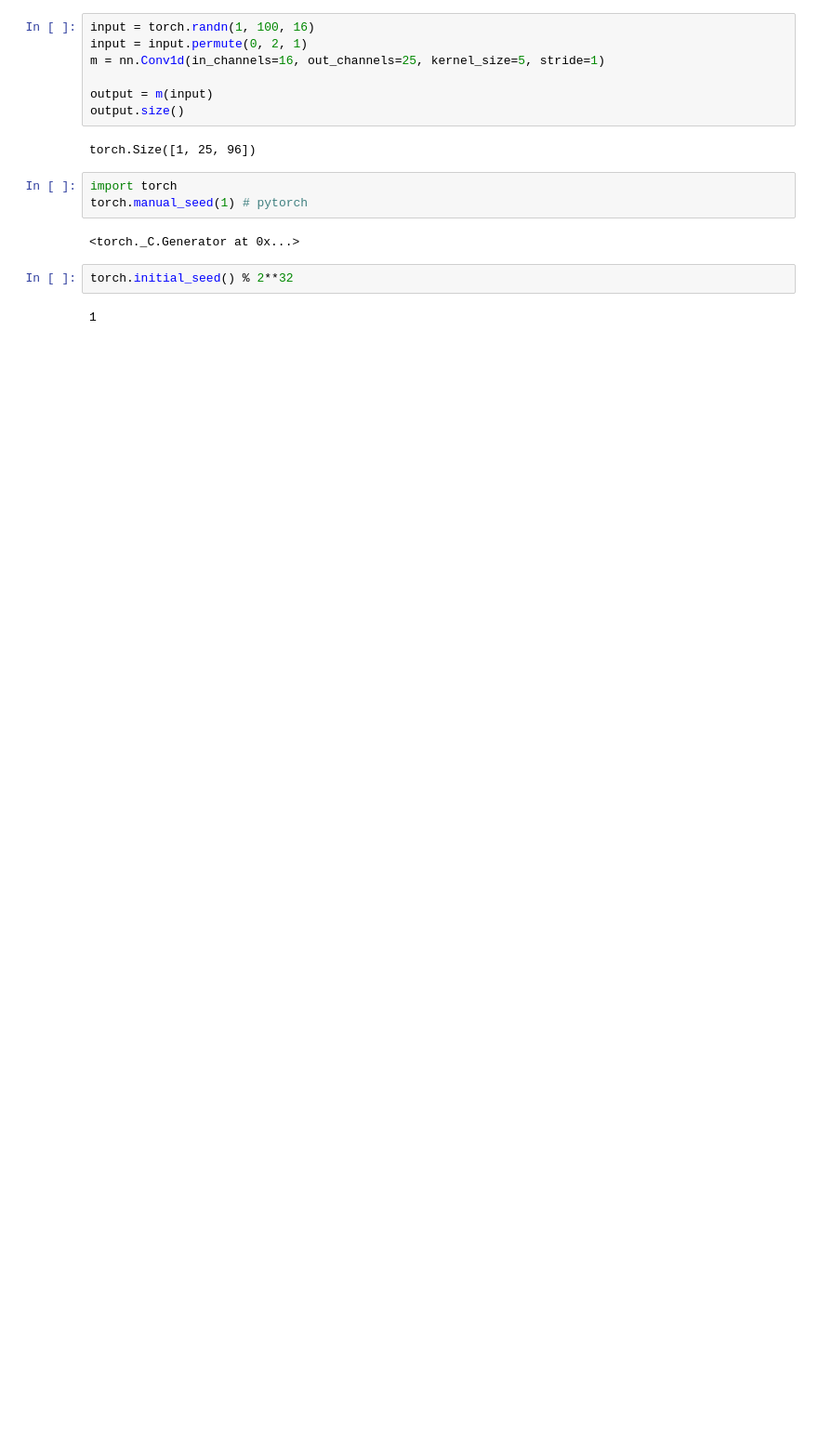
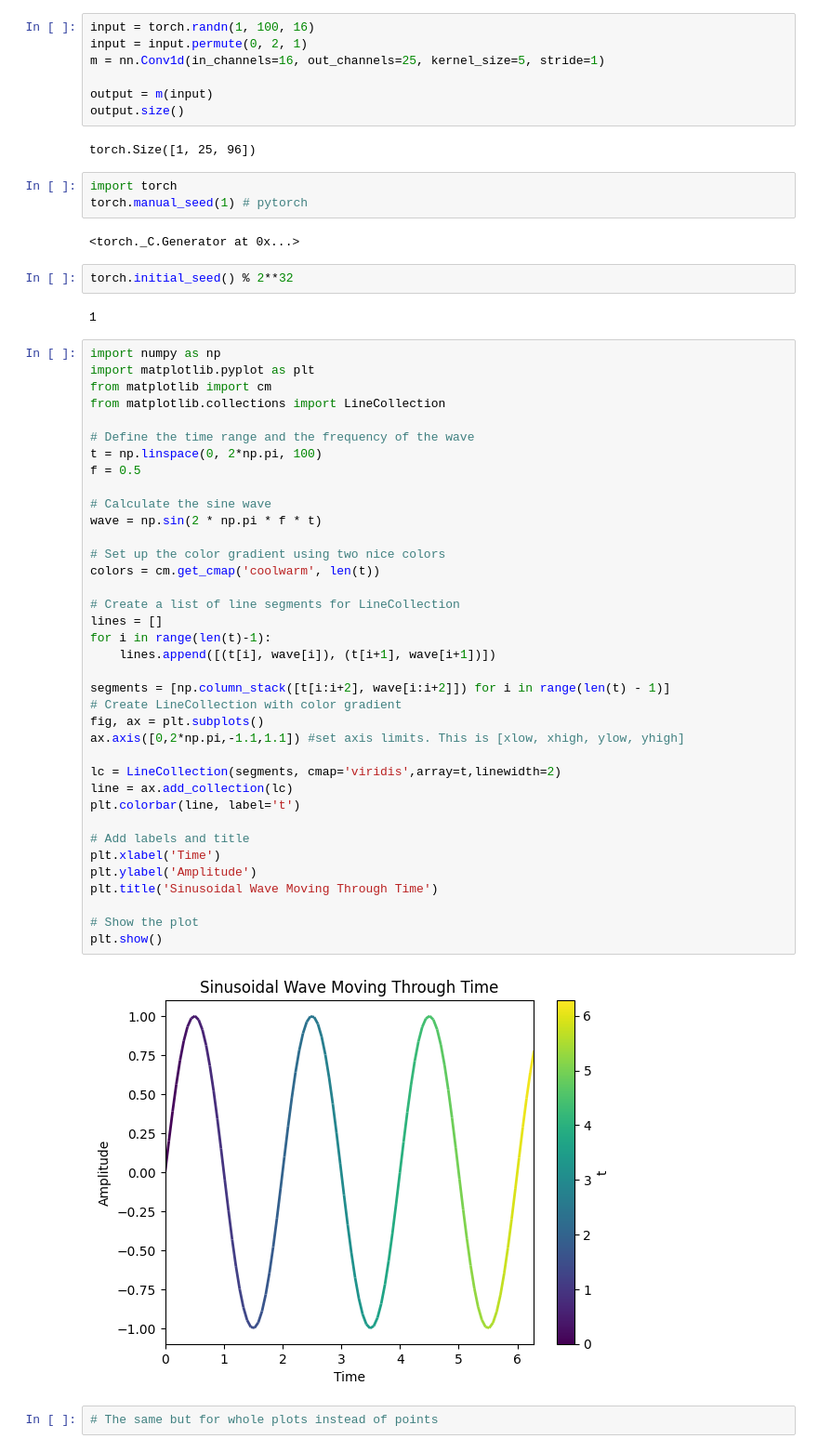
Before and after one commit to Kohmann/master-GAN, a Jupyter notebook: COTGAN/testing.ipynb, the cells around one changed output. Shown: that part at 93% size. Drawn from its saved outputs; the diff is of its cells as text; blank space fills up the shorter version.

```diff
--- a/COTGAN/testing.ipynb
+++ b/COTGAN/testing.ipynb
@@ -836,3 +836,44 @@ torch.manual_seed(1) # pytorch
 torch.initial_seed() % 2**32
 # %% [output]
 1
+# %%
+import numpy as np
+import matplotlib.pyplot as plt
+from matplotlib import cm
+from matplotlib.collections import LineCollection
+
+# Define the time range and the frequency of the wave
+t = np.linspace(0, 2*np.pi, 100)
+f = 0.5
+
+# Calculate the sine wave
+wave = np.sin(2 * np.pi * f * t)
+
+# Set up the color gradient using two nice colors
+colors = cm.get_cmap('coolwarm', len(t))
+
+# Create a list of line segments for LineCollection
+lines = []
+for i in range(len(t)-1):
+    lines.append([(t[i], wave[i]), (t[i+1], wave[i+1])])
+
+segments = [np.column_stack([t[i:i+2], wave[i:i+2]]) for i in range(len(t) - 1)]
+# Create LineCollection with color gradient
+fig, ax = plt.subplots()
+ax.axis([0,2*np.pi,-1.1,1.1]) #set axis limits. This is [xlow, xhigh, ylow, yhigh]
+
+lc = LineCollection(segments, cmap='viridis',array=t,linewidth=2)
+line = ax.add_collection(lc)
+plt.colorbar(line, label='t')
+
+# Add labels and title
+plt.xlabel('Time')
+plt.ylabel('Amplitude')
+plt.title('Sinusoidal Wave Moving Through Time')
+
+# Show the plot
+plt.show()
+# %% [output]
+[figure, added]
+# %%
+# The same but for whole plots instead of points
```
Also changed, not shown: parts of 1 cell of this notebook, 2 other files.
